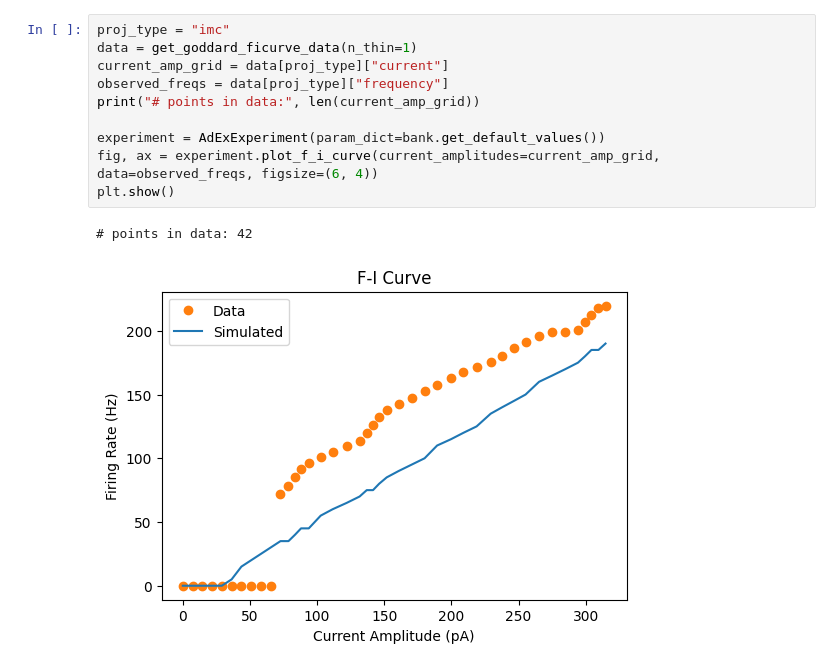
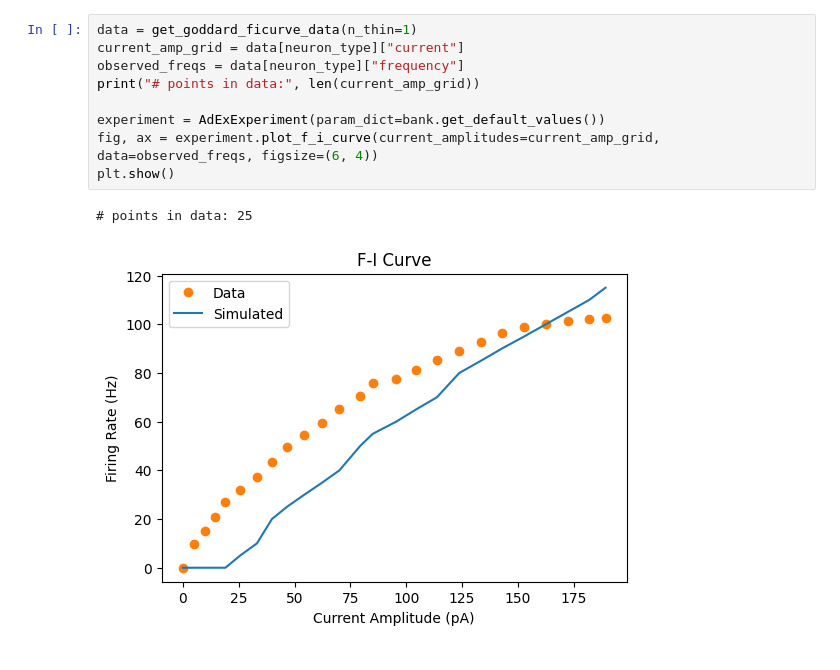
Before and after one commit to jmrfox/neuron_fitting, a Jupyter notebook: adexlif_ot_ficurve/notebooks/adexlif_example.ipynb, the cells around one changed output. Cells and saved outputs as stored; diff of their text form.

```diff
--- a/adexlif_ot_ficurve/notebooks/adexlif_example.ipynb
+++ b/adexlif_ot_ficurve/notebooks/adexlif_example.ipynb
@@ -36,13 +86,12 @@ dtype: float64)
 # %%
-proj_type = "imc"
 data = get_goddard_ficurve_data(n_thin=1)
-current_amp_grid = data[proj_type]["current"]
-observed_freqs = data[proj_type]["frequency"]
+current_amp_grid = data[neuron_type]["current"]
+observed_freqs = data[neuron_type]["frequency"]
 print("# points in data:", len(current_amp_grid))
 
 experiment = AdExExperiment(param_dict=bank.get_default_values())
 fig, ax = experiment.plot_f_i_curve(current_amplitudes=current_amp_grid, data=observed_freqs, figsize=(6, 4))
 plt.show()
 # %% [output]
-# points in data: 42
+# points in data: 25
-[figure, old version]
+[figure, new version]
```
Also changed, not shown: parts of 1 cell of this notebook, 18 other files.
